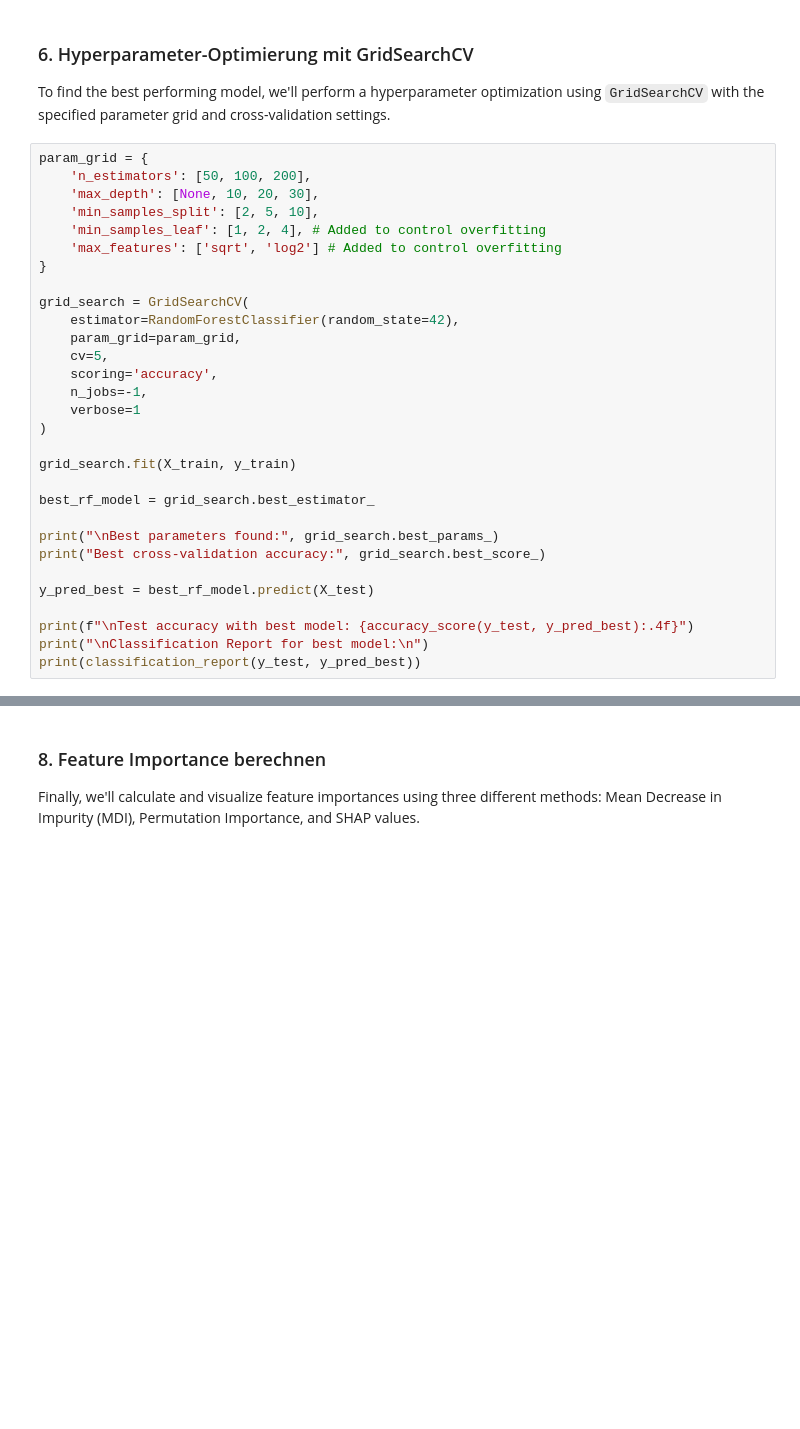
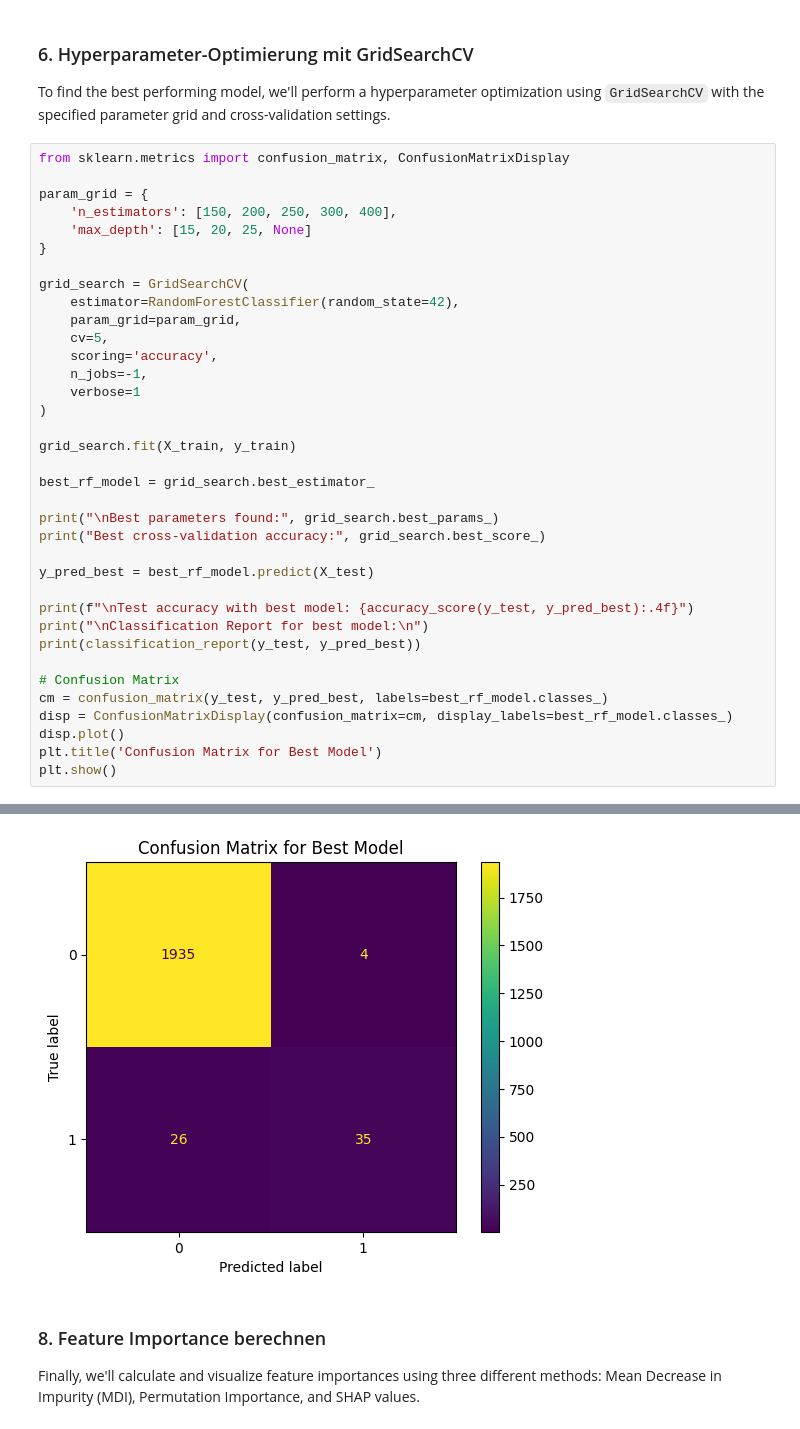
Before and after one commit to EvaS1505/Referat-BewertungDerFeatureImportance, a Jupyter notebook: RandomForestModell.ipynb, the cells around one changed output, grey strips where cells are left out. Drawn from its saved outputs; the diff is of its cells as text; blank space fills up the shorter version.

```diff
--- a/RandomForestModell.ipynb
+++ b/RandomForestModell.ipynb
@@ -115,12 +120,11 @@ weighted avg       1.00      1.00      1.00      3000
 
 To find the best performing model, we'll perform a hyperparameter optimization using `GridSearchCV` with the specified parameter grid and cross-validation settings.
 # %%
+from sklearn.metrics import confusion_matrix, ConfusionMatrixDisplay
+
 param_grid = {
-    'n_estimators': [50, 100, 200],
-    'max_depth': [None, 10, 20, 30],
-    'min_samples_split': [2, 5, 10],
-    'min_samples_leaf': [1, 2, 4], # Added to control overfitting
-    'max_features': ['sqrt', 'log2'] # Added to control overfitting
+    'n_estimators': [150, 200, 250, 300, 400],
+    'max_depth': [15, 20, 25, None]
 }
 
 grid_search = GridSearchCV(
@@ -144,4 +148,11 @@ y_pred_best = best_rf_model.predict(X_test)
 print(f"\nTest accuracy with best model: {accuracy_score(y_test, y_pred_best):.4f}")
 print("\nClassification Report for best model:\n")
 print(classification_report(y_test, y_pred_best))
+
+# Confusion Matrix
+cm = confusion_matrix(y_test, y_pred_best, labels=best_rf_model.classes_)
+disp = ConfusionMatrixDisplay(confusion_matrix=cm, display_labels=best_rf_model.classes_)
+disp.plot()
+plt.title('Confusion Matrix for Best Model')
+plt.show()
 # %% [output]
@@ -165,3 +176,4 @@ weighted avg       1.00      1.00      1.00      3000
+[figure, added]
 # %% [markdown]
 ### 8. Feature Importance berechnen
 
```
Also changed, not shown: parts of 9 cells of this notebook.
